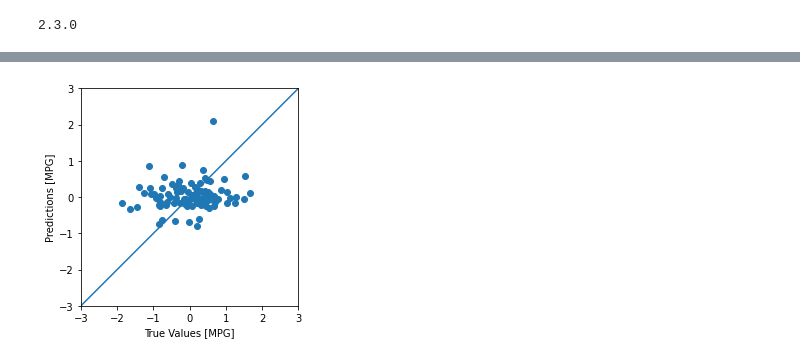
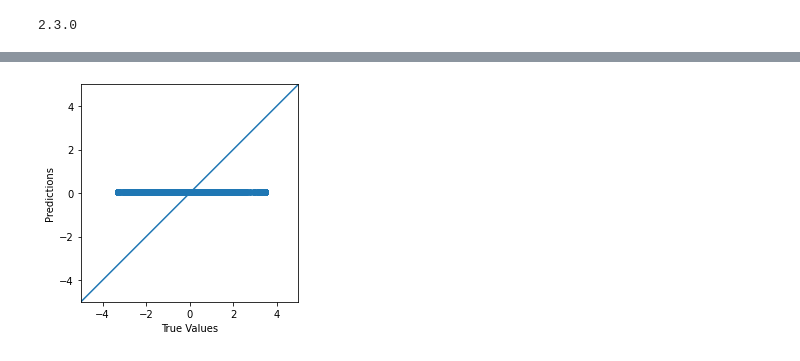
Before and after one commit to upathare1/Bitcoin-Price-Prediction, a Jupyter notebook: Algorithms/lstm_trial1.ipynb, the cells around one changed output, grey strips where cells are left out. Drawn from its saved outputs; the diff is of its cells as text; code cells hidden in the pictures.

```diff
--- a/Algorithms/lstm_trial1.ipynb
+++ b/Algorithms/lstm_trial1.ipynb
@@ -96,7 +95,7 @@ def Prepare_data(data, lags=10, columns=None, burnout=100, window=50):
 # %%
 nlags = 20
 
-cache = Prepare_data(data, 20)
+cache = Prepare_data(data, 20, train_size=-1200)
 # %%
 import keras.backend as K
 def right_direction(y_true, y_pred):
@@ -158,0 +189,5 @@ _________________________________________________________________
+# %%
+initial_epoch=0
+tf.random.set_seed(0)
+model = build_model1(nlags=nlags)
+model.summary()
@@ -209,0 +365,5 @@ plot_history(history)
+# %%
+initial_epoch=0
+tf.random.set_seed(0)
+model2 = build_model2(nlags=nlags)
+model2.summary()
@@ -209,0 +388,9 @@ plot_history(history)
+# %%
+EPOCHS = 300
+tf.random.set_seed(1)
+history2 = model2.fit(
+    train_data, train_label, batch_size=2048, shuffle=False ,epochs=EPOCHS, validation_split=0.2,
+    verbose=0, callbacks=[PrintDot()])#, initial_epoch=initial_epoch)
+initial_epoch += EPOCHS
+print(initial_epoch)
+plot_history(history2)
@@ -210,15 +408,15 @@ plot_history(history)
 # %%
-test_data = X[1000:1100]
-test_labels = y[1000:1100]
-test_predictions = model.predict(test_data).flatten()
+test_data = cache['train_data'][:1000]
+test_labels = cache['train_label'][:1000]
+test_predictions = model2.predict(test_data).flatten()
 
 plt.scatter(test_labels, test_predictions)
-plt.xlabel('True Values [MPG]')
-plt.ylabel('Predictions [MPG]')
+plt.xlabel('True Values')
+plt.ylabel('Predictions')
 plt.axis('equal')
 plt.axis('square')
-plt.xlim([-3, 3])
-plt.ylim([-3, 3])
-_ = plt.plot([-3, 3], [-3, 3])
+plt.xlim([-5, 5])
+plt.ylim([-5, 5])
+_ = plt.plot([-5, 5], [-5, 5])
 # %% [output]
-[figure, old version]
+[figure, new version]
```
Also changed, not shown: parts of 27 cells of this notebook.
